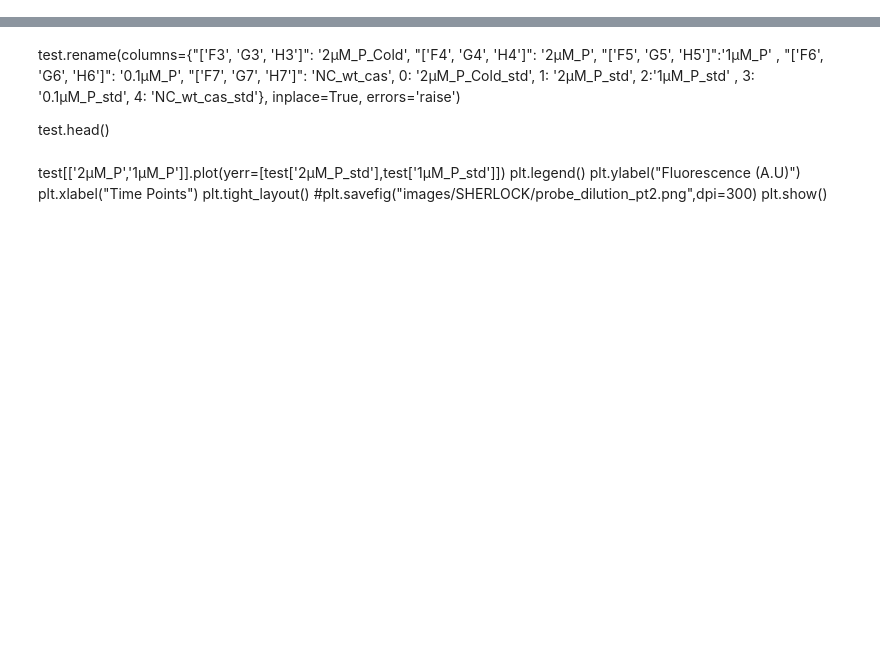
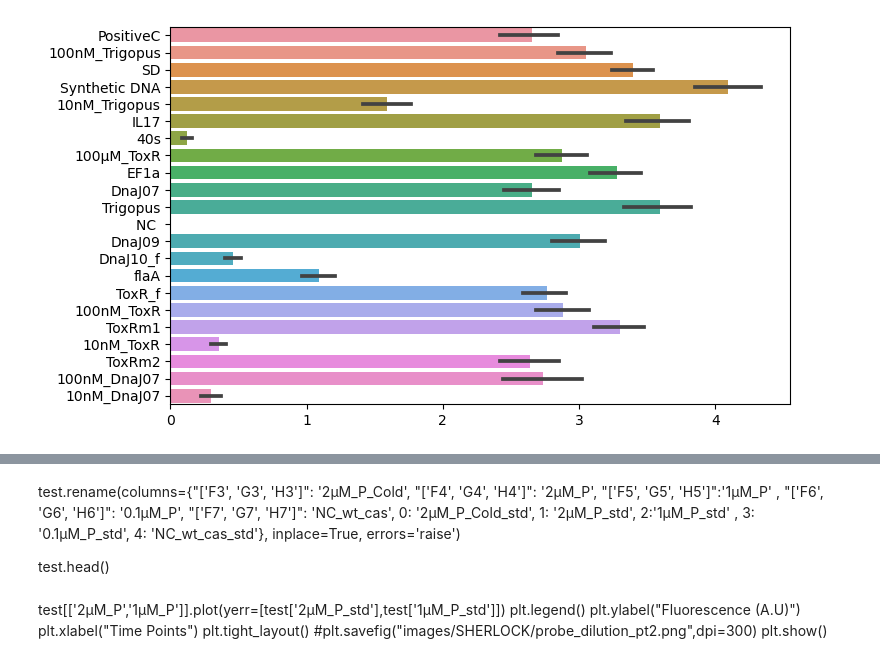
Before and after one commit to NessLfy/iGEM, a Jupyter notebook: scripts/SHERLOCK_all_targets.ipynb, the cells around one changed output, grey strips where cells are left out. Cells and saved outputs as stored; diff of their text form; code cells hidden in the pictures; blank space fills up the shorter version.

```diff
--- a/scripts/SHERLOCK_all_targets.ipynb
+++ b/scripts/SHERLOCK_all_targets.ipynb
@@ -71,0 +99,5 @@ plt.show()
+# %%
+df_0 = df[df ==0]
+df_0 = df_0.dropna(axis=1)
+
+list(df_0.columns)
@@ -71,0 +118,11 @@ plt.show()
+# %%
+pos_targ = targets.copy(deep=True)
+
+pos_targ.drop(df_0,axis=1,inplace=True)
+
+pos_targ.drop(sd,axis=1,inplace=True)
+
+pos_targ.drop('Time',axis=1,inplace=True)
+
+
+pos_targ.head()
@@ -71,0 +137,5 @@ plt.show()
+# %%
+sns.barplot(data=pos_targ, orient = 'h')
+plt.savefig(path+"all_pos_seq.png",dpi=300)
+# %% [output]
+[figure, added]
```
Also changed, not shown: parts of 26 cells of this notebook, 11 other files.
